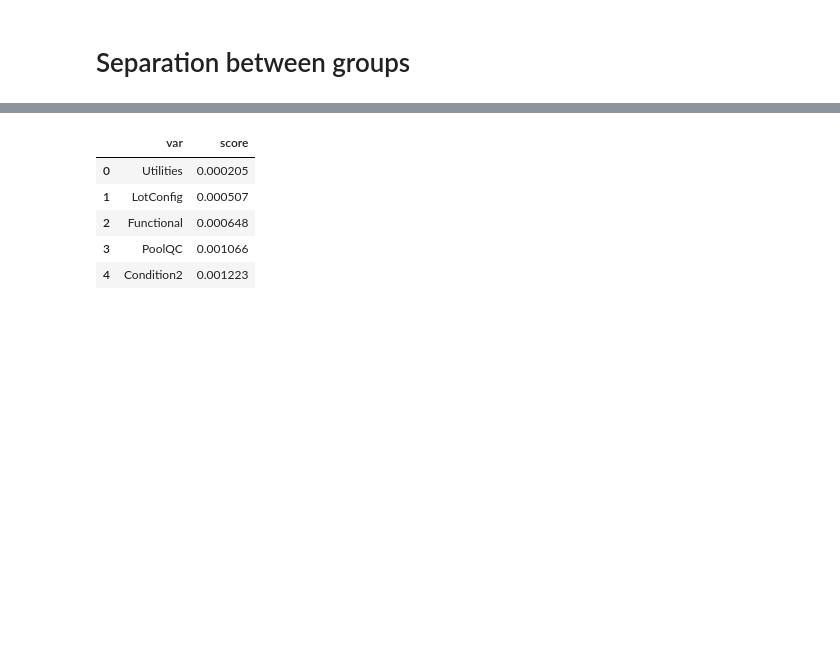
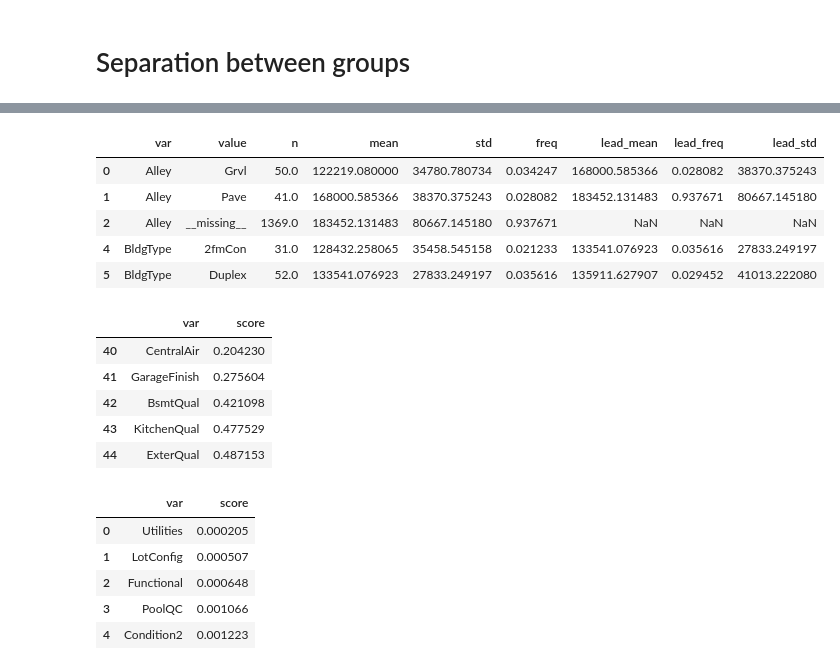
Before and after one commit to MatrixNorm/kaggle, a Jupyter notebook: pybooks/house_prices/01_first_look.ipynb, the cells around one changed output, grey strips where cells are left out. Cells and saved outputs as stored; diff of their text form; code cells hidden in the pictures; blank space fills up the shorter version.

```diff
--- a/pybooks/house_prices/01_first_look.ipynb
+++ b/pybooks/house_prices/01_first_look.ipynb
@@ -120,7 +120,10 @@ print(numeric_colnames)
 ['Alley', 'BldgType', 'BsmtCond', 'BsmtExposure', 'BsmtFinType1', 'BsmtFinType2', 'BsmtQual', 'CentralAir', 'Condition1', 'Condition2', 'Electrical', 'ExterCond', 'ExterQual', 'Exterior1st', 'Exterior ...
 ['1stFlrSF', '2ndFlrSF', '3SsnPorch', 'BedroomAbvGr', 'BsmtFinSF1', 'BsmtFinSF2', 'BsmtFullBath', 'BsmtHalfBath', 'BsmtUnfSF', 'EnclosedPorch', 'Fireplaces', 'FullBath', 'GarageArea', 'GarageCars', 'G ...
 # %%
-categ_data = combined_dataset[character_colnames + ['SalePrice']]#.fillna('__missing__')
+# see remark #1
+categ_data = combined_dataset[character_colnames].fillna('__missing__')
+categ_data['SalePrice'] = combined_dataset['SalePrice']
+
 numeric_data = combined_dataset[numeric_colnames]
 # %%
 categ_data.info()
@@ -362,0 +272,21 @@ precalculated.head(10)
+# %%
+groups_separation = attr_sel.GroupsSeparation(categ_data, 'SalePrice')
+precalculated = groups_separation.get_precalculated()
+
+precalculated.head(5)
+
+categ_vars_by_groups_separation = groups_separation.arrange_vars()
+categ_vars_by_groups_separation.tail(5)
+# %% [output]
+|  | var | value | n | mean | std | freq | lead_mean | lead_freq | lead_std |
+| 0 | Alley | Grvl | 50.0 | 122219.080000 | 34780.780734 | 0.034247 | 168000.585366 | 0.028082 | 38370.375243 |
+| 1 | Alley | Pave | 41.0 | 168000.585366 | 38370.375243 | 0.028082 | 183452.131483 | 0.937671 | 80667.145180 |
+| 2 | Alley | __missing__ | 1369.0 | 183452.131483 | 80667.145180 | 0.937671 | NaN | NaN | NaN |
+| 4 | BldgType | 2fmCon | 31.0 | 128432.258065 | 35458.545158 | 0.021233 | 133541.076923 | 0.035616 | 27833.249197 |
+| 5 | BldgType | Duplex | 52.0 | 133541.076923 | 27833.249197 | 0.035616 | 135911.627907 | 0.029452 | 41013.222080 |
+|  | var | score |
+| 40 | CentralAir | 0.204230 |
+| 41 | GarageFinish | 0.275604 |
+| 42 | BsmtQual | 0.421098 |
+| 43 | KitchenQual | 0.477529 |
+| 44 | ExterQual | 0.487153 |
```
Also changed, not shown: parts of 3 cells of this notebook, 3 other files.
